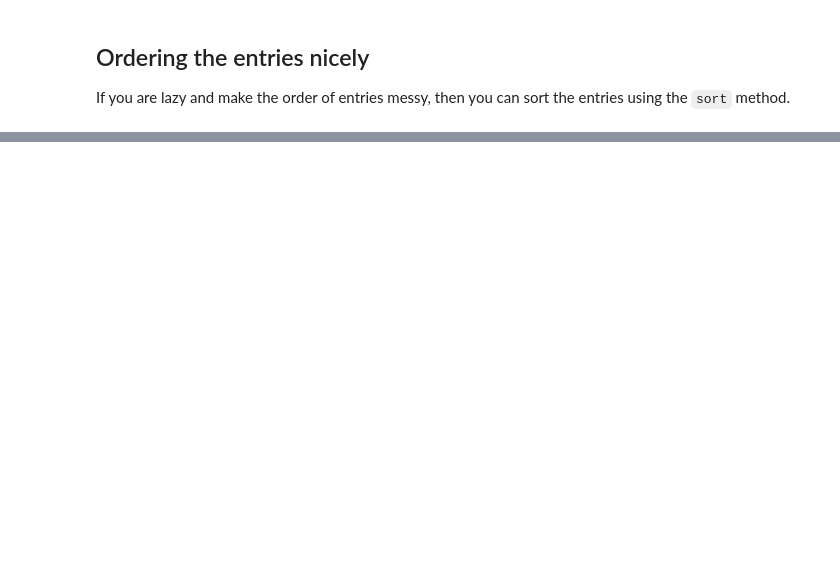
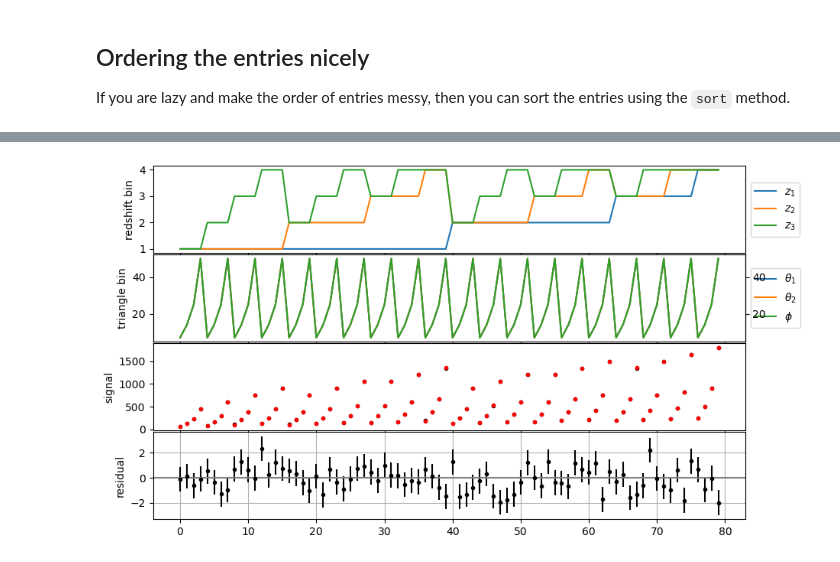
Before and after one commit to rchgomes/3pcf_integrator, a Jupyter notebook: plot notebooks/threepoint_data_class.ipynb, the cells around one changed output, grey strips where cells are left out. Drawn from its saved outputs; the diff is of its cells as text; code cells hidden in the pictures; blank space fills up the shorter version.

```diff
--- a/plot notebooks/threepoint_data_class.ipynb
+++ b/plot notebooks/threepoint_data_class.ipynb
@@ -173,0 +151,6 @@ plt.show()
+# %%
+rng = np.random.default_rng(0)
+s = rng.multivariate_normal(model.get_signal(), model.get_covariance(), size=1)[0]
+fig = model.plot_residual(s, errorbar=True)
+# %% [output]
+[figure, added]
```
Also changed, not shown: parts of 12 cells of this notebook, 1 other file.
